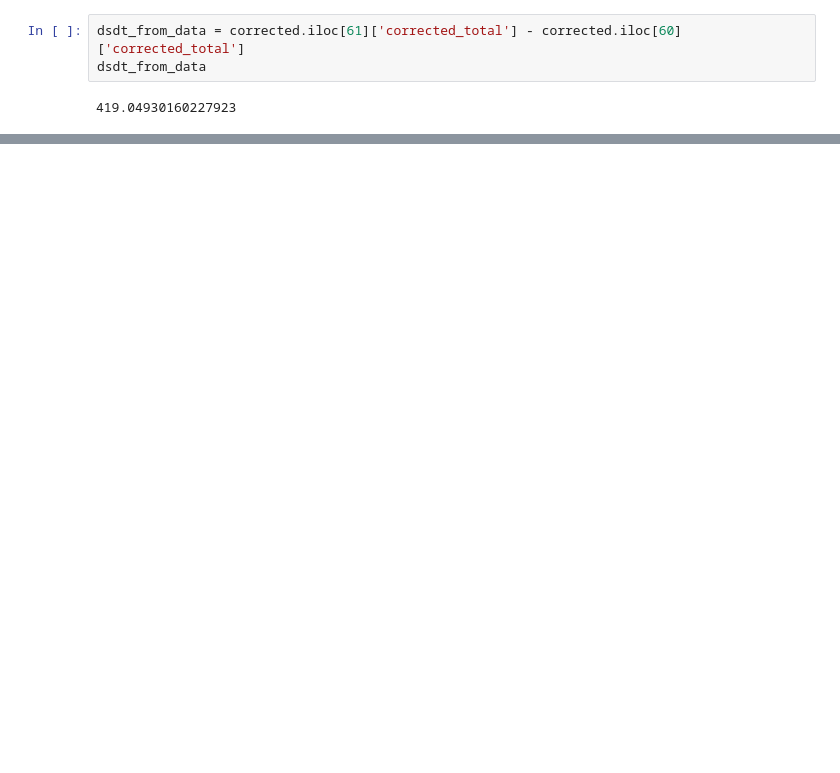
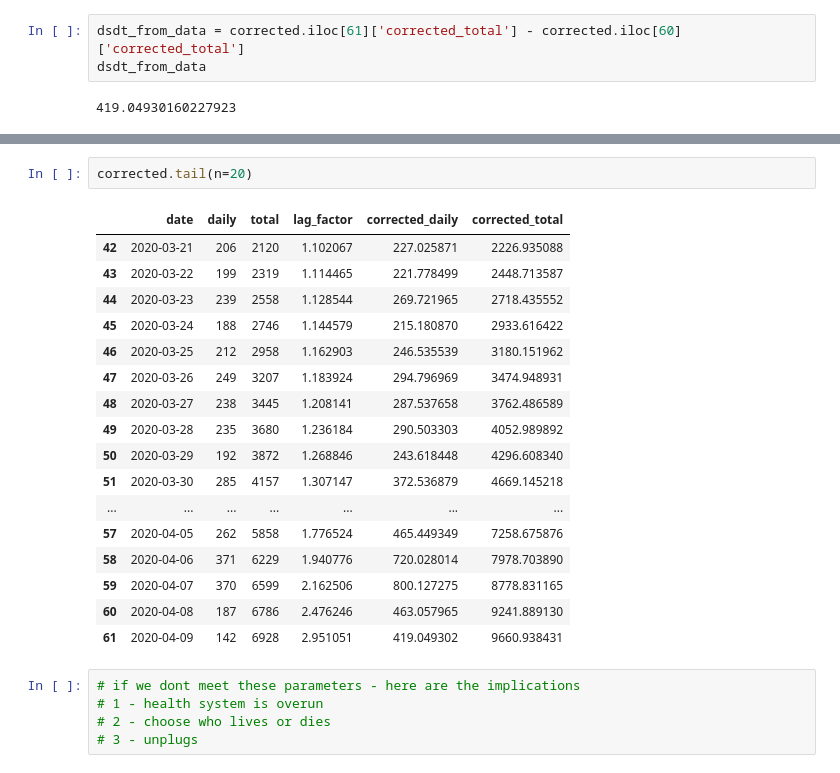
Before and after one commit to ericphamhung/covid-19, a Jupyter notebook: ontario_new.ipynb, the cells around one changed output, grey strips where cells are left out. Cells and saved outputs as stored; diff of their text form; blank space fills up the shorter version.

```diff
--- a/ontario_new.ipynb
+++ b/ontario_new.ipynb
@@ -389,0 +411,25 @@ array([365.4       , 359.84175285, 354.36699521, 348.97450465,
+# %%
+corrected.tail(n=20)
+# %% [output]
+|  | date | daily | total | lag_factor | corrected_daily | corrected_total |
+| 42 | 2020-03-21 | 206 | 2120 | 1.102067 | 227.025871 | 2226.935088 |
+| 43 | 2020-03-22 | 199 | 2319 | 1.114465 | 221.778499 | 2448.713587 |
+| 44 | 2020-03-23 | 239 | 2558 | 1.128544 | 269.721965 | 2718.435552 |
+| 45 | 2020-03-24 | 188 | 2746 | 1.144579 | 215.180870 | 2933.616422 |
+| 46 | 2020-03-25 | 212 | 2958 | 1.162903 | 246.535539 | 3180.151962 |
+| 47 | 2020-03-26 | 249 | 3207 | 1.183924 | 294.796969 | 3474.948931 |
+| 48 | 2020-03-27 | 238 | 3445 | 1.208141 | 287.537658 | 3762.486589 |
+| 49 | 2020-03-28 | 235 | 3680 | 1.236184 | 290.503303 | 4052.989892 |
+| 50 | 2020-03-29 | 192 | 3872 | 1.268846 | 243.618448 | 4296.608340 |
+| 51 | 2020-03-30 | 285 | 4157 | 1.307147 | 372.536879 | 4669.145218 |
+| ... | ... | ... | ... | ... | ... | ... |
+| 57 | 2020-04-05 | 262 | 5858 | 1.776524 | 465.449349 | 7258.675876 |
+| 58 | 2020-04-06 | 371 | 6229 | 1.940776 | 720.028014 | 7978.703890 |
+| 59 | 2020-04-07 | 370 | 6599 | 2.162506 | 800.127275 | 8778.831165 |
+| 60 | 2020-04-08 | 187 | 6786 | 2.476246 | 463.057965 | 9241.889130 |
+| 61 | 2020-04-09 | 142 | 6928 | 2.951051 | 419.049302 | 9660.938431 |
+# %%
+# if we dont meet these parameters - here are the implications
+# 1 - health system is overun
+# 2 - choose who lives or dies
+# 3 - unplugs
```
Also changed, not shown: parts of 8 cells of this notebook, 2 other files.
